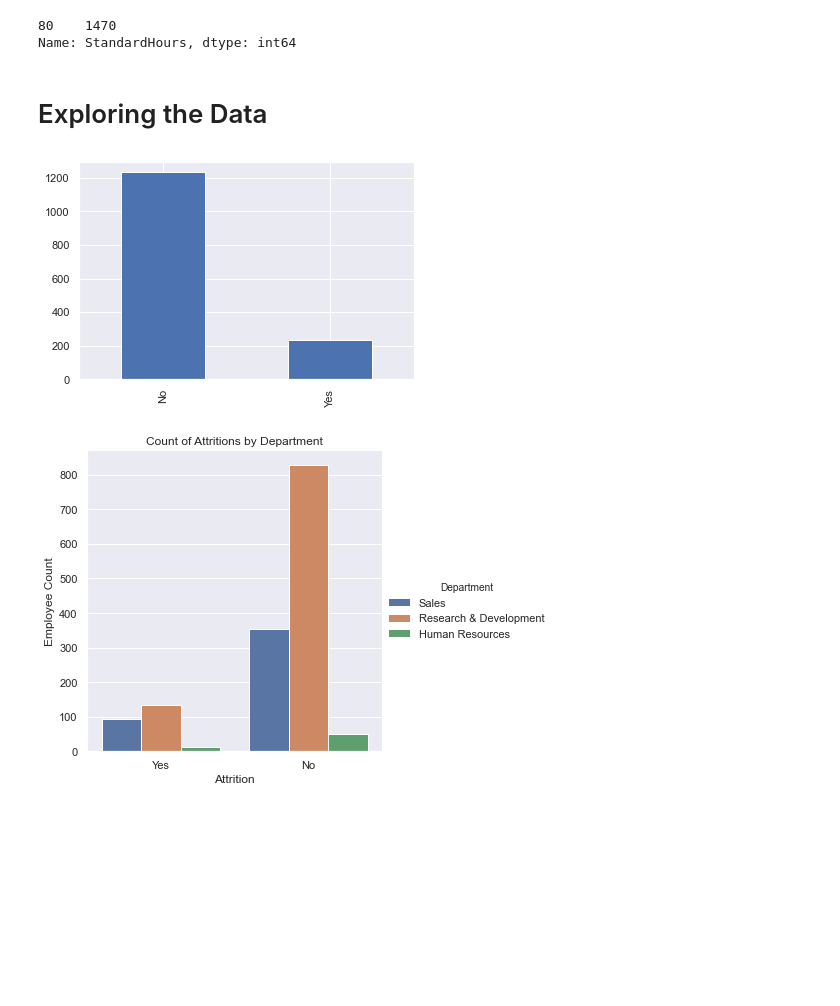
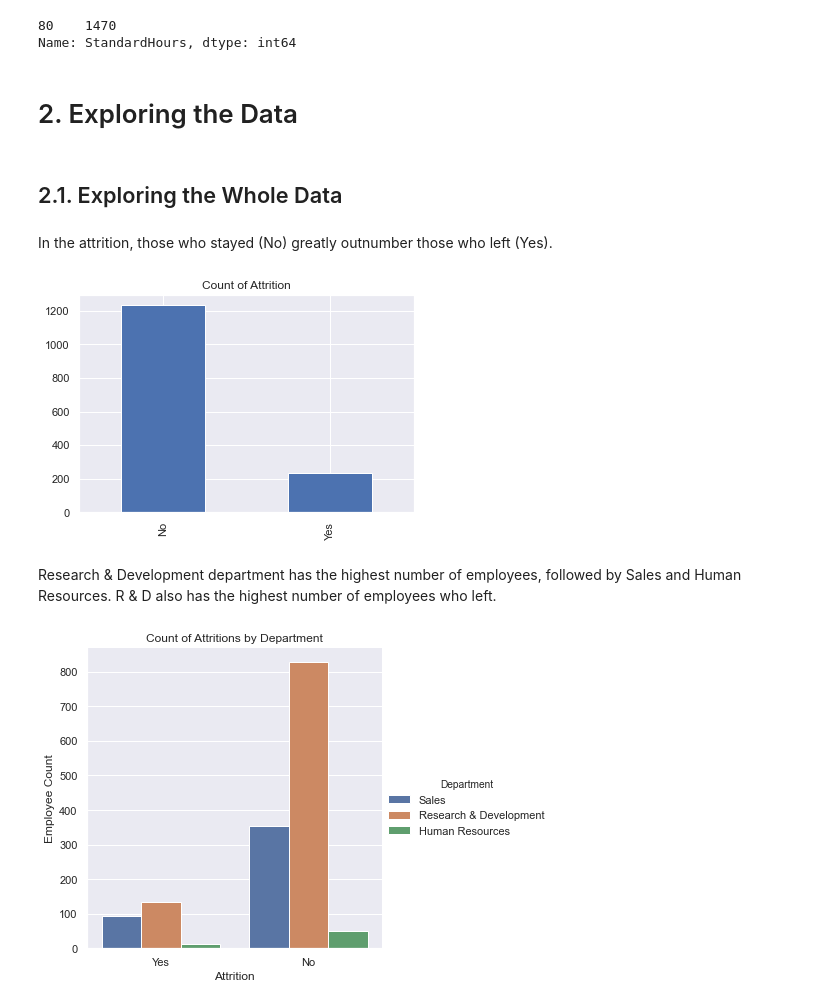
Before and after one commit to dlma1234/datascience_casestudies, a Jupyter notebook: hr_analytics/HR_Attrition_Analysis.ipynb, the cells around one changed output. Cells and saved outputs as stored; diff of their text form; code cells hidden in the pictures; blank space fills up the shorter version.

```diff
--- a/hr_analytics/HR_Attrition_Analysis.ipynb
+++ b/hr_analytics/HR_Attrition_Analysis.ipynb
@@ -90,12 +90,18 @@ Name: StandardHours, dtype: int64
 # %%
 hr_df.drop(['StandardHours'], axis=1, inplace=True)
 # %% [markdown]
-# Exploring the Data
+# 2. Exploring the Data
+# %% [markdown]
+## 2.1. Exploring the Whole Data
+# %% [markdown]
+In the attrition, those who stayed (No) greatly outnumber those who left (Yes).
 # %%
-ax = hr_df['Attrition'].value_counts().plot(kind='bar');
-# ax.set_xticklabel()
+ax = hr_df['Attrition'].value_counts().plot(kind='bar')
+ax.set_title('Count of Attrition');
 # %% [output]
-[figure, old version]
+[figure, new version]
+# %% [markdown]
+Research & Development department has the highest number of employees, followed by Sales and Human Resources. R & D also has the highest number of employees who left.
 # %%
 fig = sns.catplot(x='Attrition', kind='count', hue='Department' ,data=hr_df )
 fig.set(xlabel='Attrition', ylabel="Employee Count", title="Count of Attritions by Department");
```
Also changed, not shown: parts of 76 cells of this notebook.
